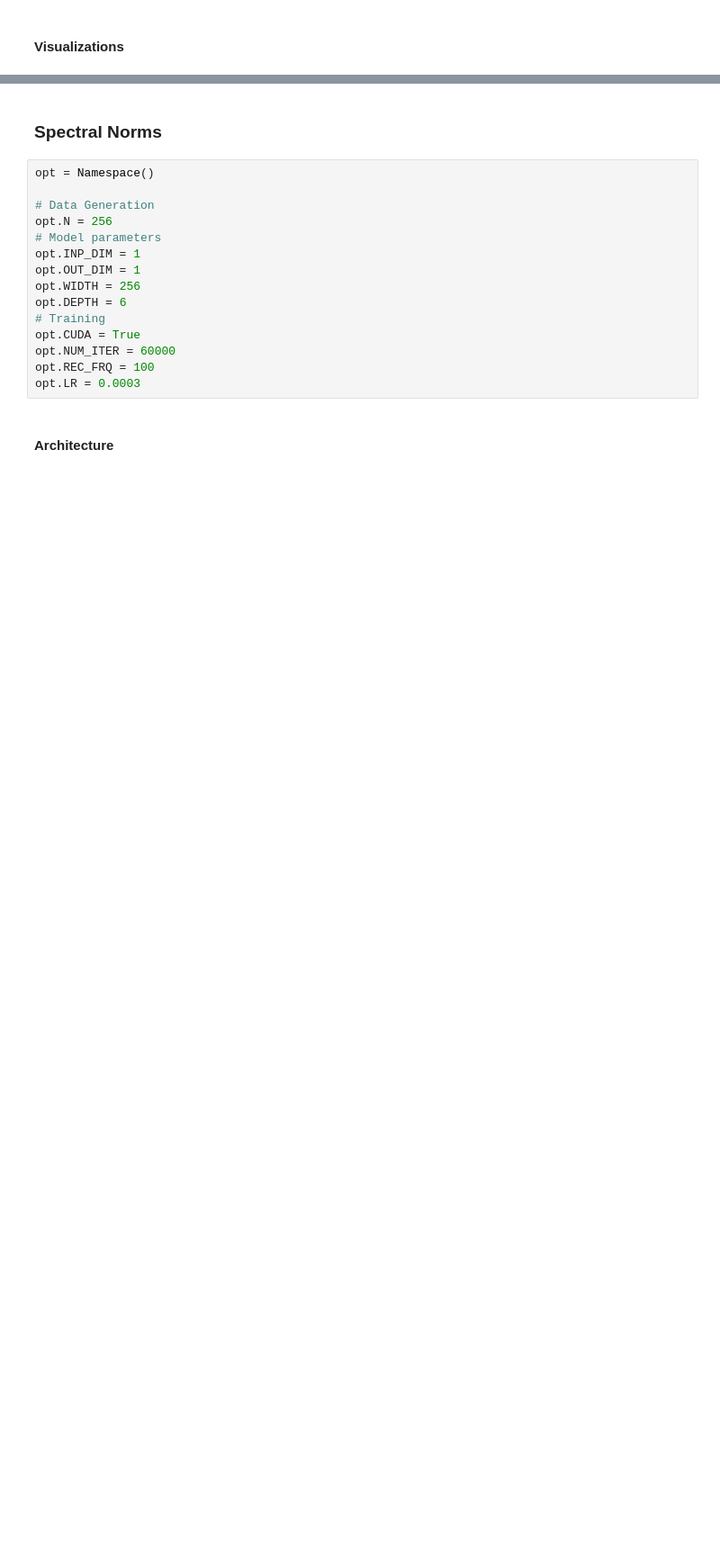
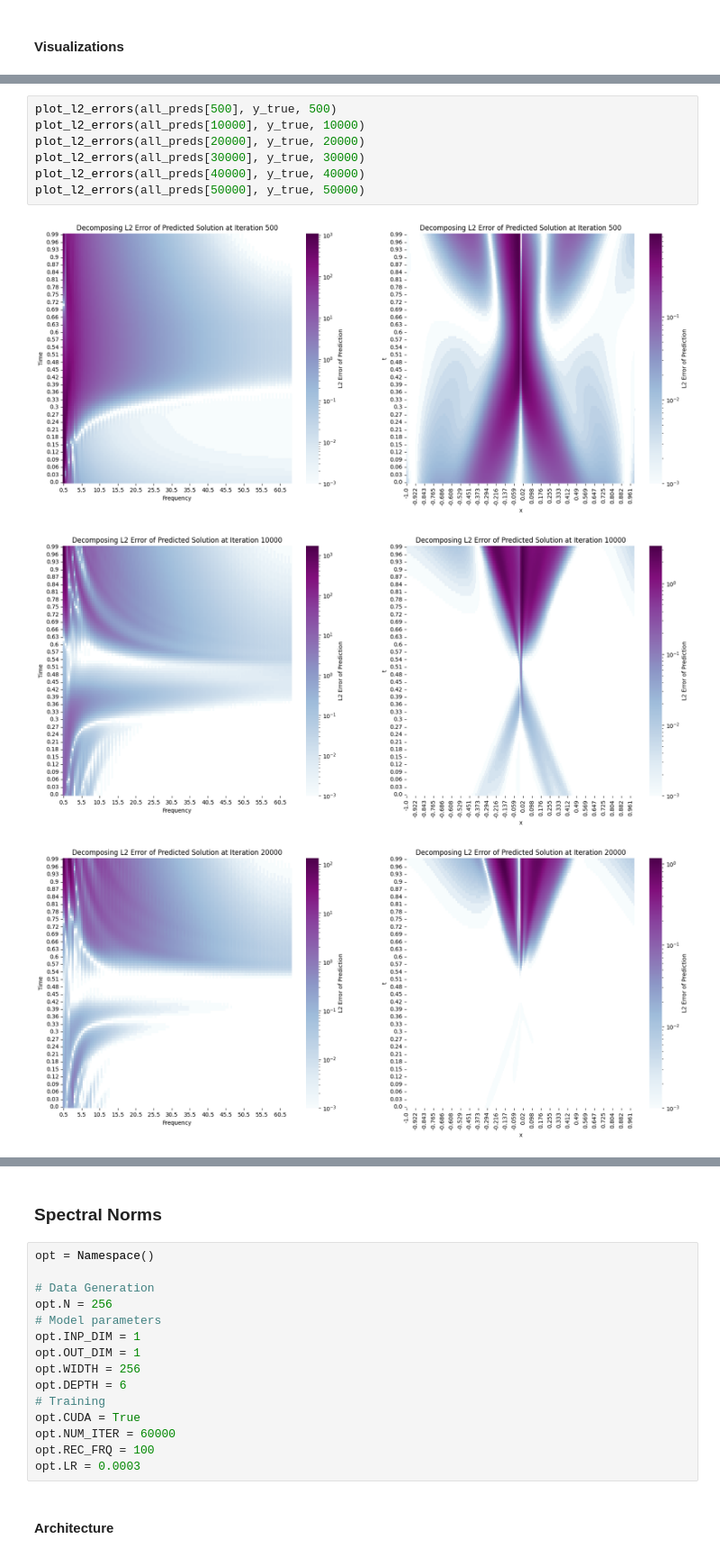
Before and after one commit to LFesser97/CS229-Final-Project, a Jupyter notebook: fourier_analyses/burgers_fourier.ipynb, the cells around one changed output, grey strips where cells are left out. Shown at 90% size. Cells and saved outputs as stored; diff of their text form; blank space fills up the shorter version.

```diff
--- a/fourier_analyses/burgers_fourier.ipynb
+++ b/fourier_analyses/burgers_fourier.ipynb
@@ -275,0 +326,11 @@ compare_solutions(0.99, y_true, all_preds[50000])
+# %%
+plot_l2_errors(all_preds[500], y_true, 500)
+plot_l2_errors(all_preds[10000], y_true, 10000)
+plot_l2_errors(all_preds[20000], y_true, 20000)
+plot_l2_errors(all_preds[30000], y_true, 30000)
+plot_l2_errors(all_preds[40000], y_true, 40000)
+plot_l2_errors(all_preds[50000], y_true, 50000)
+# %% [output]
+[figure, added]
+[figure, added]
+[figure, added]
```
Also changed, not shown: parts of 7 cells of this notebook, 8 other files.
